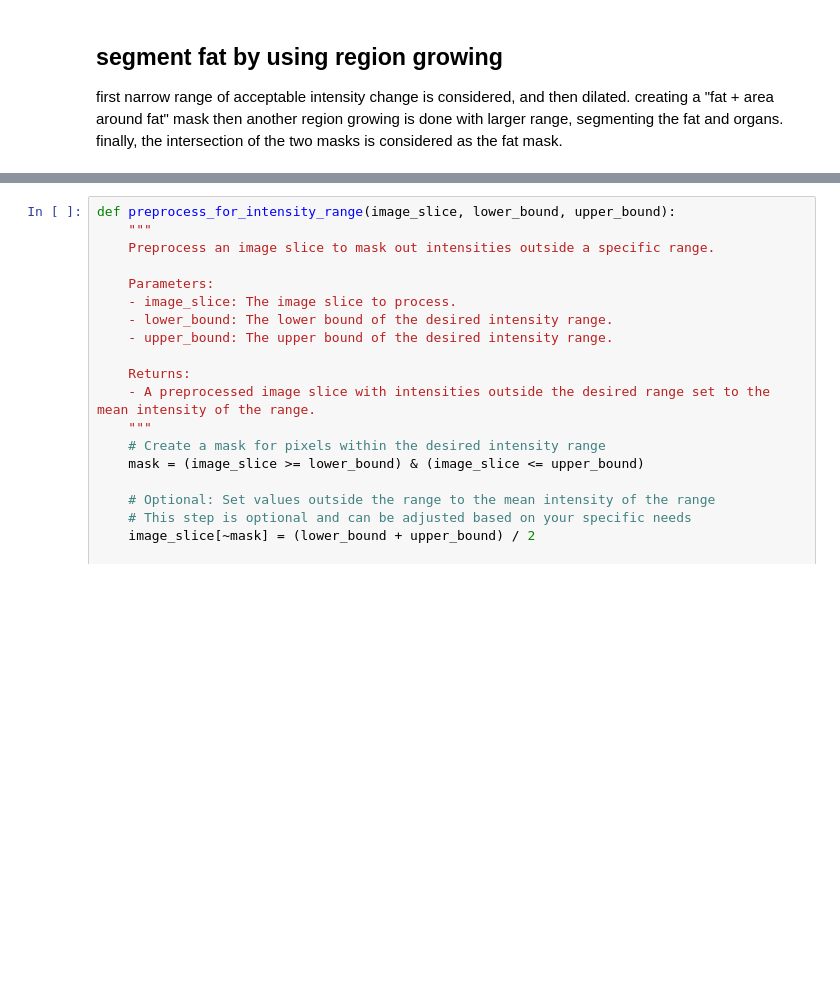
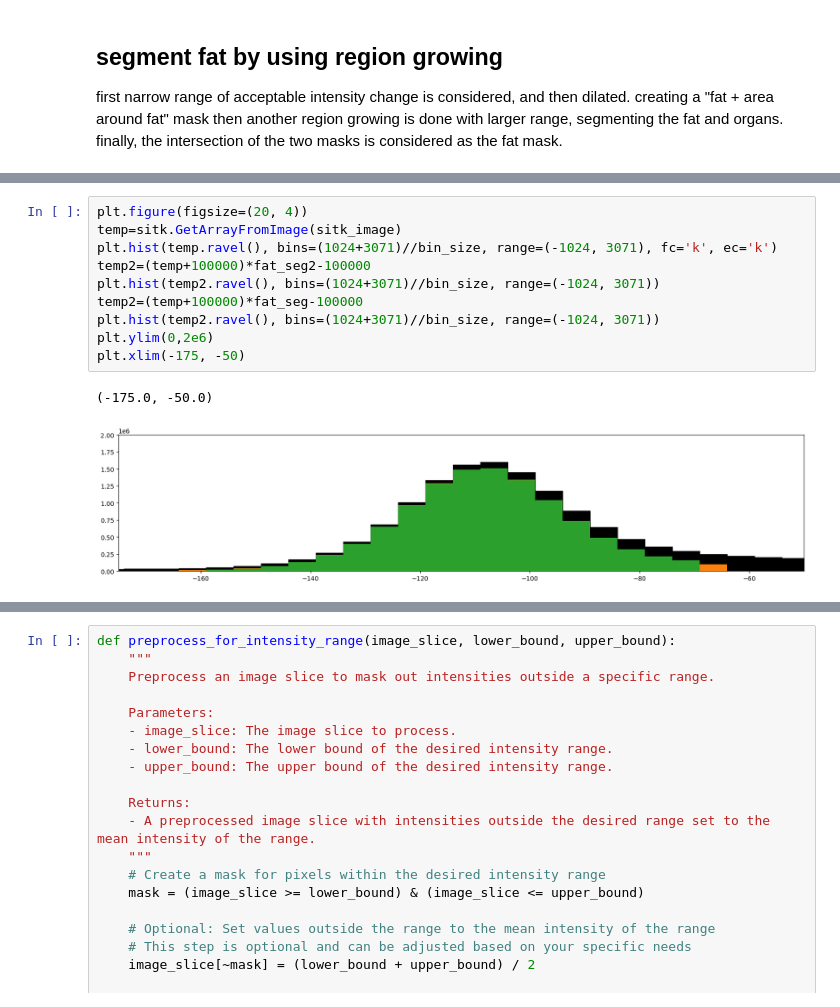
Before and after one commit to HosseinOutward/VUB-ACS-24_Hospital_Project, a Jupyter notebook: HP.ipynb, the cells around one changed output, grey strips where cells are left out. Saved outputs shown, nothing was run; the diff lists cells and outputs as text; blank space fills up the shorter version.

```diff
--- a/HP.ipynb
+++ b/HP.ipynb
@@ -193,3 +200,16 @@ a, b
+# %%
+plt.figure(figsize=(20, 4))
+temp=sitk.GetArrayFromImage(sitk_image)
+plt.hist(temp.ravel(), bins=(1024+3071)//bin_size, range=(-1024, 3071), fc='k', ec='k')
+temp2=(temp+100000)*fat_seg2-100000
+plt.hist(temp2.ravel(), bins=(1024+3071)//bin_size, range=(-1024, 3071))
+temp2=(temp+100000)*fat_seg-100000
+plt.hist(temp2.ravel(), bins=(1024+3071)//bin_size, range=(-1024, 3071))
+plt.ylim(0,2e6)
+plt.xlim(-175, -50)
+# %% [output]
+(-175.0, -50.0)
+[figure, added]
 # %%
 # Convert the SimpleITK image to a NumPy array.
 img = sitk.GetArrayFromImage(sitk_image)
```
Also changed, not shown: parts of 8 cells of this notebook.
